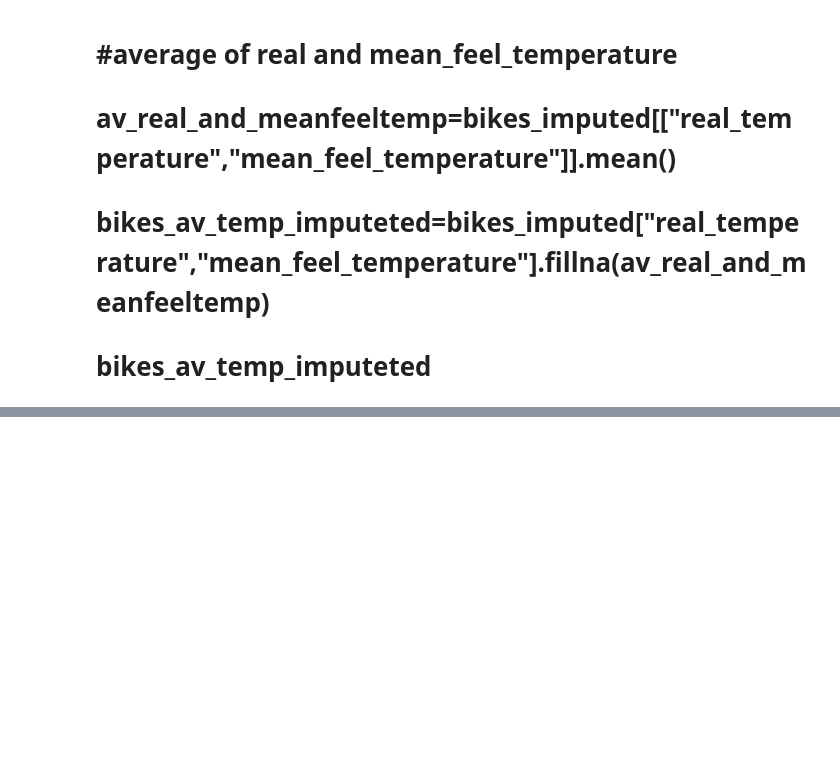
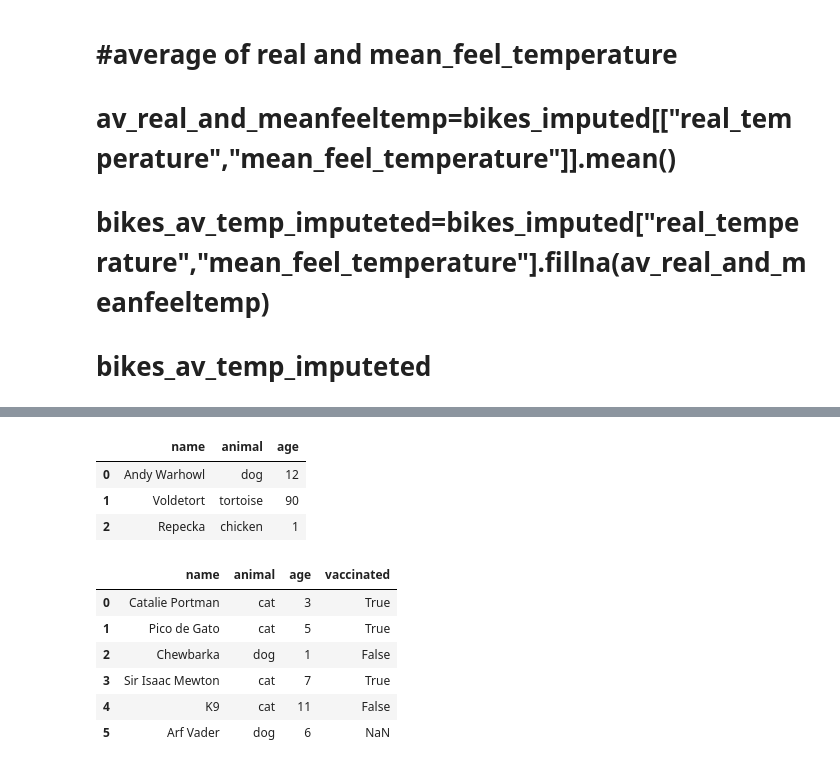
Before and after one commit to csaafrica/mental_CSA, a Jupyter notebook: notebooks/Data Wrangling.ipynb, the cells around one changed output, grey strips where cells are left out. Saved outputs shown, nothing was run; the diff lists cells and outputs as text; code cells hidden in the pictures; blank space fills up the shorter version.

```diff
--- a/notebooks/Data Wrangling.ipynb
+++ b/notebooks/Data Wrangling.ipynb
@@ -369,0 +342,24 @@ plt.hist(bikes_imputed["season"])
+# %%
+union_data
+# %% [output]
+|  | name | animal | age |
+| 0 | Andy Warhowl | dog | 12 |
+| 1 | Voldetort | tortoise | 90 |
+| 2 | Repecka | chicken | 1 |
+# %%
+#PERFORM A LEFT JOIN
+join_data=pd.merge(left=join_data1,
+                   right=join_data2,
+                   how="left",
+                   on="name"
+)
+# %%
+join_data
+# %% [output]
+|  | name | animal | age | vaccinated |
+| 0 | Catalie Portman | cat | 3 | True |
+| 1 | Pico de Gato | cat | 5 | True |
+| 2 | Chewbarka | dog | 1 | False |
+| 3 | Sir Isaac Mewton | cat | 7 | True |
+| 4 | K9 | cat | 11 | False |
+| 5 | Arf Vader | dog | 6 | NaN |
```
Also changed, not shown: parts of 29 cells of this notebook.
